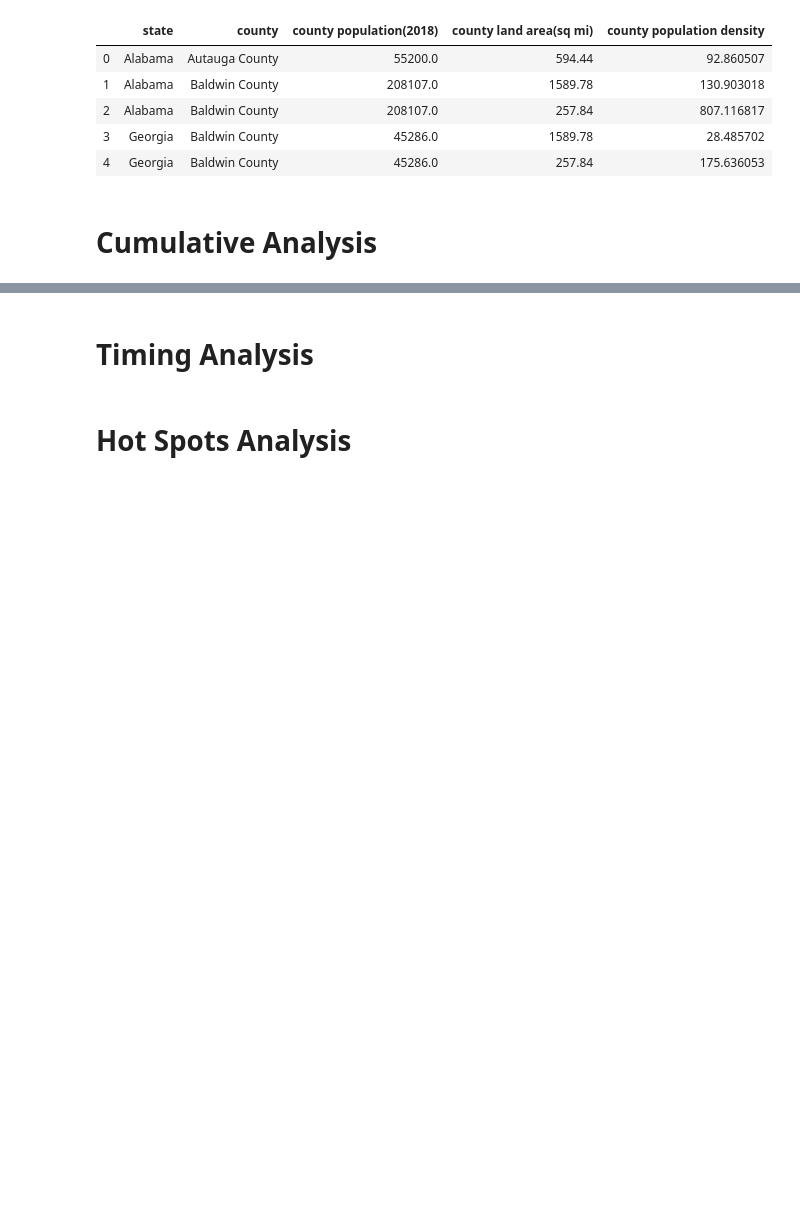
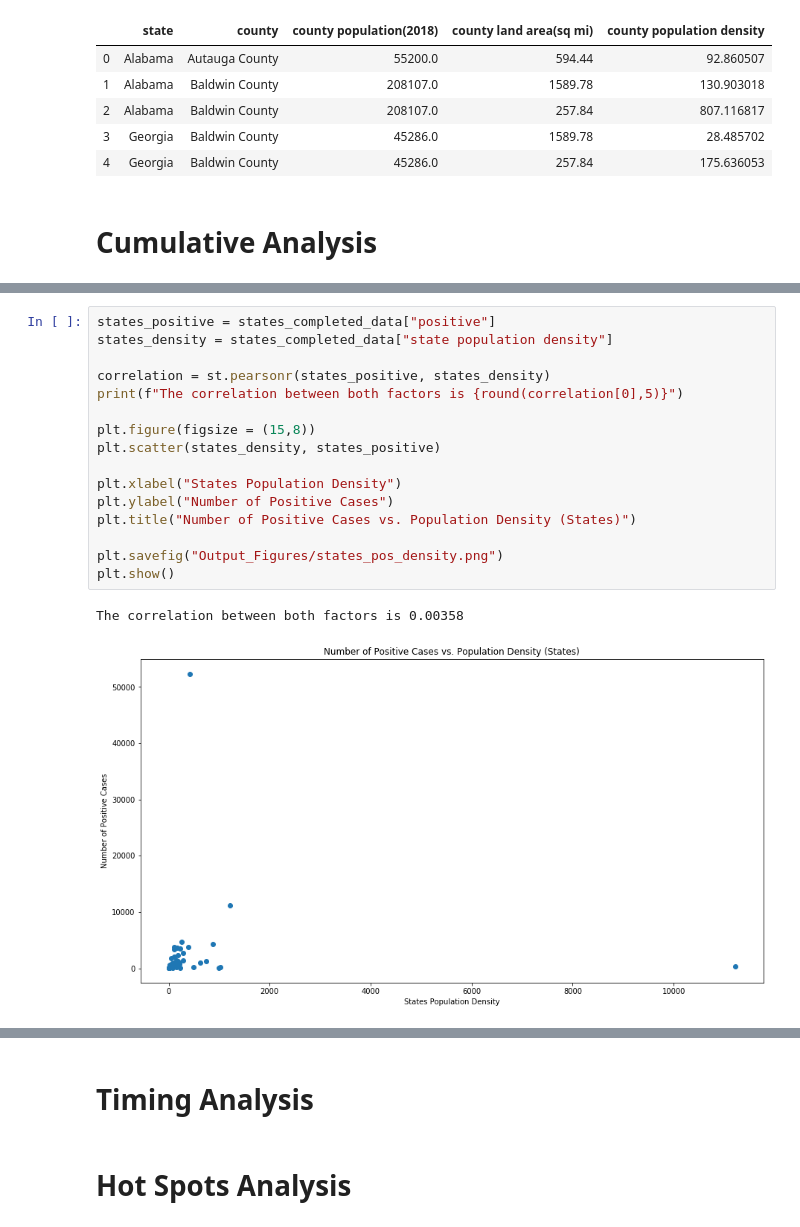
Before and after one commit to sereneys/Databootcamp-project-1, a Jupyter notebook: Covid-19-US-Analysis.ipynb, the cells around one changed output, grey strips where cells are left out. Drawn from its saved outputs; the diff is of its cells as text; blank space fills up the shorter version.

```diff
--- a/Covid-19-US-Analysis.ipynb
+++ b/Covid-19-US-Analysis.ipynb
@@ -336,0 +403,19 @@ top10_states
+# %%
+states_positive = states_completed_data["positive"]
+states_density = states_completed_data["state population density"]
+
+correlation = st.pearsonr(states_positive, states_density)
+print(f"The correlation between both factors is {round(correlation[0],5)}")
+
+plt.figure(figsize = (15,8))
+plt.scatter(states_density, states_positive)
+
+plt.xlabel("States Population Density")
+plt.ylabel("Number of Positive Cases")
+plt.title("Number of Positive Cases vs. Population Density (States)")
+
+plt.savefig("Output_Figures/states_pos_density.png")
+plt.show()
+# %% [output]
+The correlation between both factors is 0.00358
+[figure, added]
```
Also changed, not shown: parts of 15 cells of this notebook.
